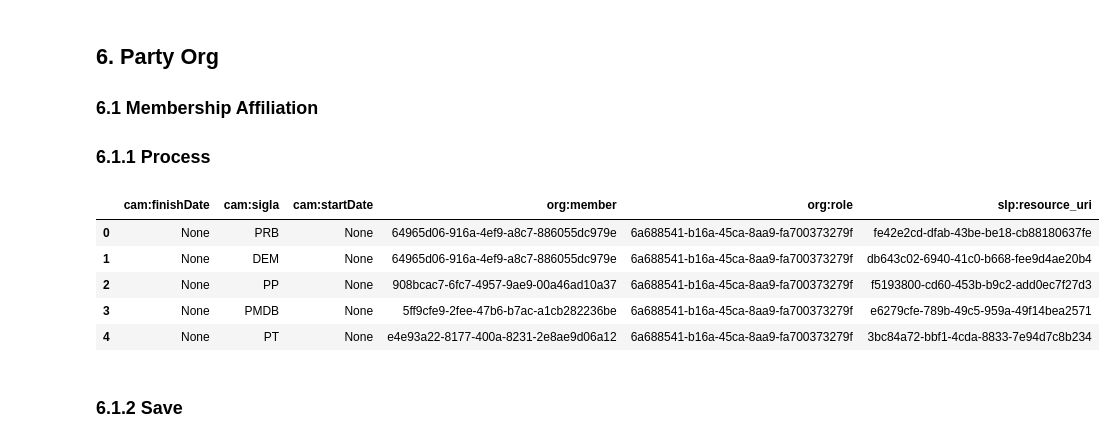
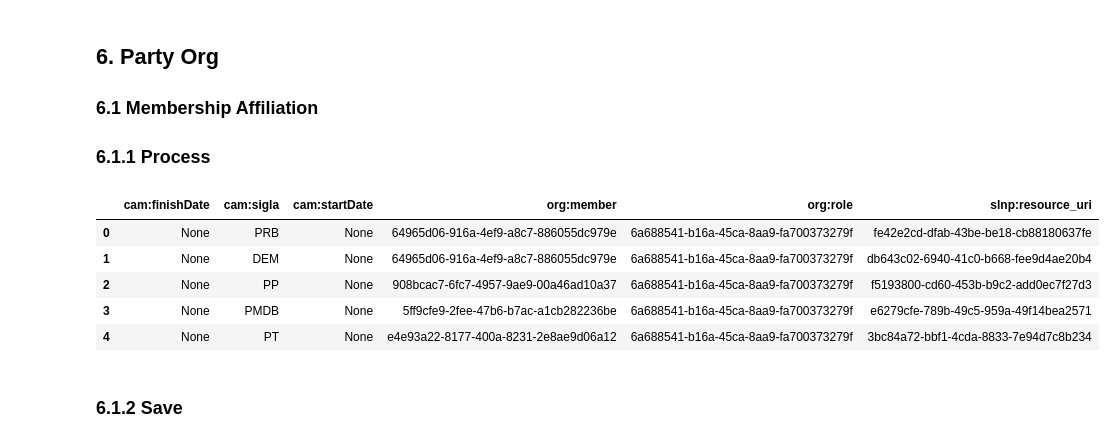
Before and after one commit to guilhermevarela/polare_scrapper, a Jupyter notebook: Congressmen.ipynb, the cells around one changed output. Saved outputs shown, nothing was run; the diff lists cells and outputs as text; code cells hidden in the pictures.

```diff
--- a/Congressmen.ipynb
+++ b/Congressmen.ipynb
@@ -69,7 +69,7 @@ if not os.path.exists(file_dir):
     os.makedirs(file_dir)
 
 mapping = {
-  'slp:resource_uri': 'slp:resource_uri',
+  'slnp:resource_uri': 'slnp:resource_uri',
   'cam:ideCadastro': 'cam:ideCadastro',
   'cam:nomeCivil':'cam:nomeCivil',
   'cam:nomeParlamentarAtual':'cam:nomeParlamentarAtual',
@@ -108,7 +108,7 @@ mapping = {
     'cam:siglaUFRepresentacao': 'cam:siglaUFRepresentacao',
     'cam:dataInicio': 'cam:startDate',
     'cam:dataFim': 'cam:finishDate',
-    'slp:resource_uri':'slp:resource_uri'
+    'slnp:resource_uri':'slnp:resource_uri'
 }
 
 memberships = []
@@ -282,28 +282,28 @@ df.to_csv(file_path, sep=';', encoding='utf-8', index=None)
 # %%
 mapping = {
     'cam:sigla': 'cam:sigla',
     'cam:dataInicio': 'cam:startDate',
     'cam:dataFim': 'cam:finishDate',
-    'slp:resource_uri':'slp:resource_uri'
+    'slnp:resource_uri':'slnp:resource_uri'
 }
 
 memberships = []
 for cwm_d in congressmen_with_memberships:
-    member_uri = cwm_d['slp:resource_uri']
+    member_uri = cwm_d['slnp:resource_uri']
     affiliations = cwm_d['affiliations']
     if affiliations:
         for affiliation_d in affiliations:
             memberships_d = {mapping[k]: affiliation_d.get(k, None) for k in mapping}
             if memberships_d:
                 memberships_d['org:member'] = member_uri
                 memberships_d['org:role'] = AFFILIATE_URI
                 memberships.append(memberships_d)
 
 
 df = pd.DataFrame.from_dict(memberships)
 df.head()
 # %% [output]
-|  | cam:finishDate | cam:sigla | cam:startDate | org:member | org:role | slp:resource_uri |
+|  | cam:finishDate | cam:sigla | cam:startDate | org:member | org:role | slnp:resource_uri |
 | 0 | None | PRB | None | 64965d06-916a-4ef9-a8c7-886055dc979e | 6a688541-b16a-45ca-8aa9-fa700373279f | fe42e2cd-dfab-43be-be18-cb88180637fe |
 | 1 | None | DEM | None | 64965d06-916a-4ef9-a8c7-886055dc979e | 6a688541-b16a-45ca-8aa9-fa700373279f | db643c02-6940-41c0-b668-fee9d4ae20b4 |
 | 2 | None | PP | None | 908bcac7-6fc7-4957-9ae9-00a46ad10a37 | 6a688541-b16a-45ca-8aa9-fa700373279f | f5193800-cd60-453b-b9c2-add0ec7f27d3 |
```
Also changed, not shown: parts of 5 cells of this notebook, 57 other files.
